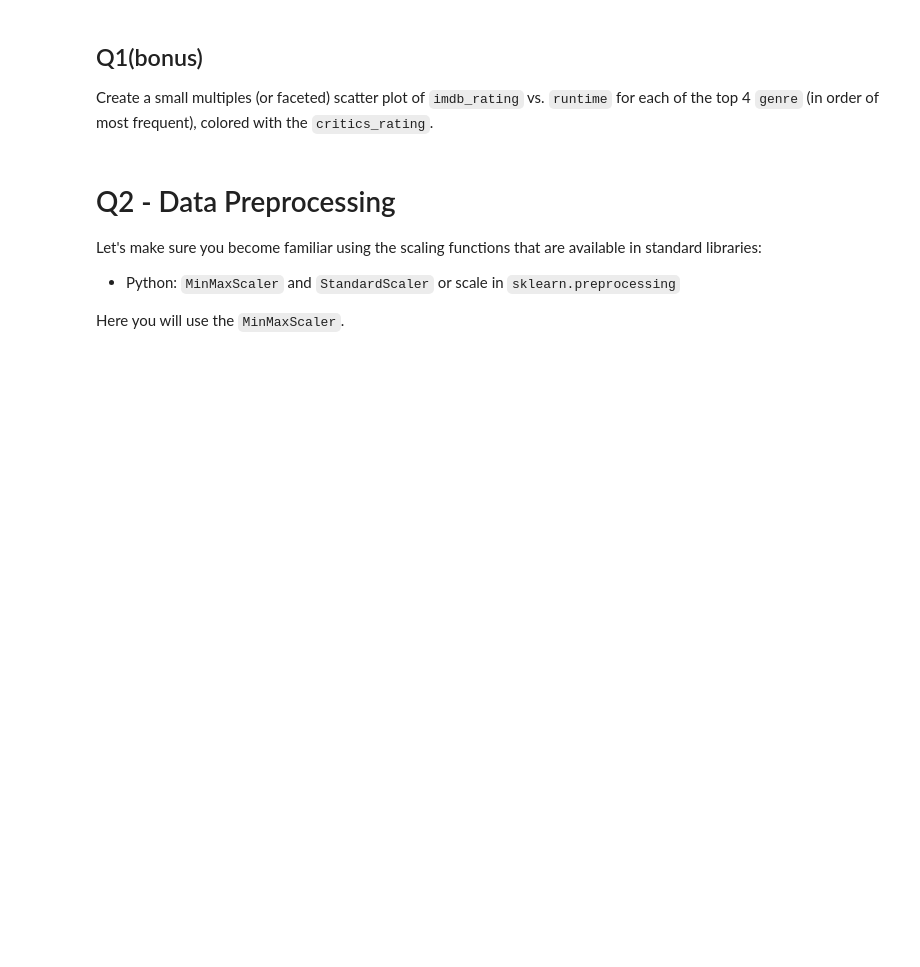
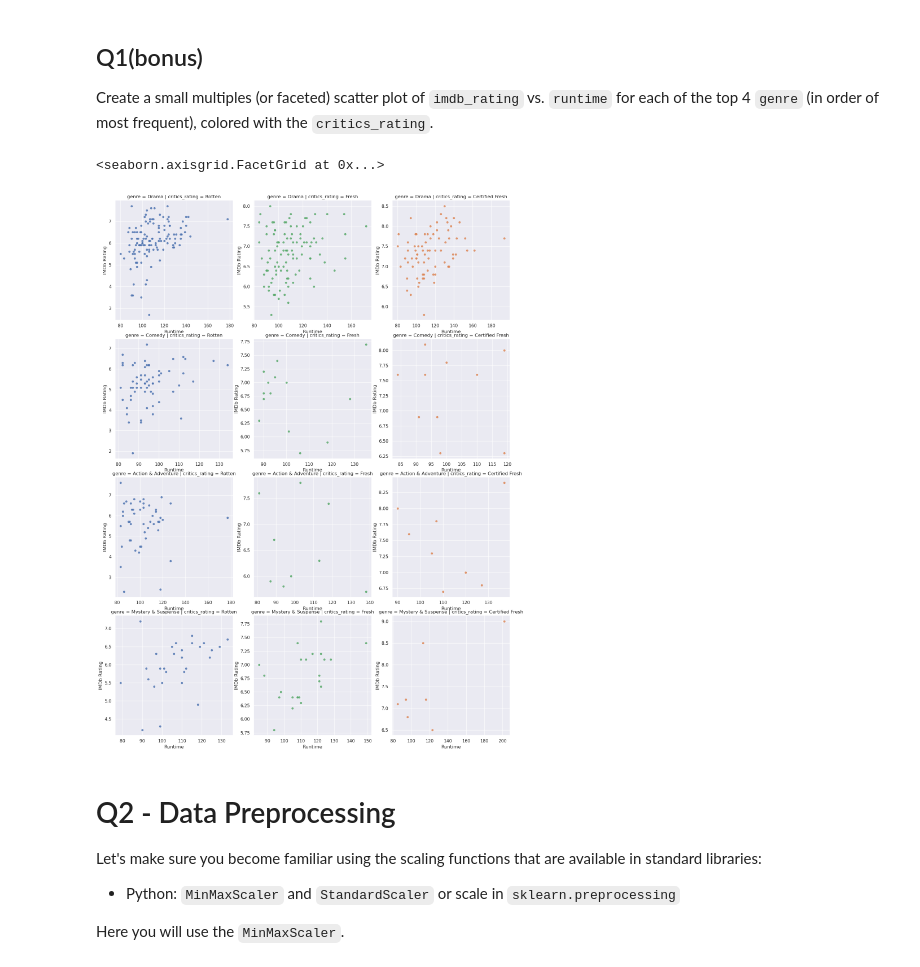
Before and after one commit to vewester/a2-4821, a Jupyter notebook: a2-4821.ipynb, the cells around one changed output. Cells and saved outputs as stored; diff of their text form; code cells hidden in the pictures; blank space fills up the shorter version.

```diff
--- a/a2-4821.ipynb
+++ b/a2-4821.ipynb
@@ -374,7 +390,27 @@ Create a small multiples (or faceted) scatter plot of `imdb_rating` vs. `runtime
 # %%
 
 # Create a small multiples (or faceted) scatter plot of `imdb_rating` vs.
 #   `runtime` for each of the top 4 `genre`, colored by the `critics_rating`
+
+top_4_genres = movies['genre'].value_counts().iloc[0:4].keys()
+
+ax = sns.lmplot(
+    x = 'runtime',
+    y = 'imdb_rating',
+    data = movies[movies['genre'].isin(top_4_genres)],
+    hue = 'critics_rating',
+    row = 'genre',
+    col = 'critics_rating',
+    col_order = ['Rotten', 'Fresh', 'Certified Fresh'],
+    fit_reg = False,
+    scatter_kws={'s': 20},
+    facet_kws={'sharex': False, 'sharey': False}
+)
+
+ax.set(xlabel='Runtime', ylabel='IMDb Rating')
+# %% [output]
+<seaborn.axisgrid.FacetGrid at 0x...>
+[figure, added]
 # %% [markdown]
 <!-- END QUESTION -->
 
```
Also changed, not shown: parts of 5 cells of this notebook.
